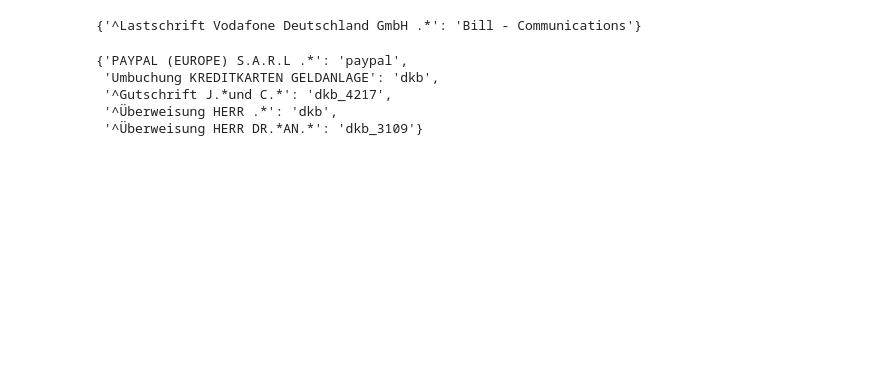
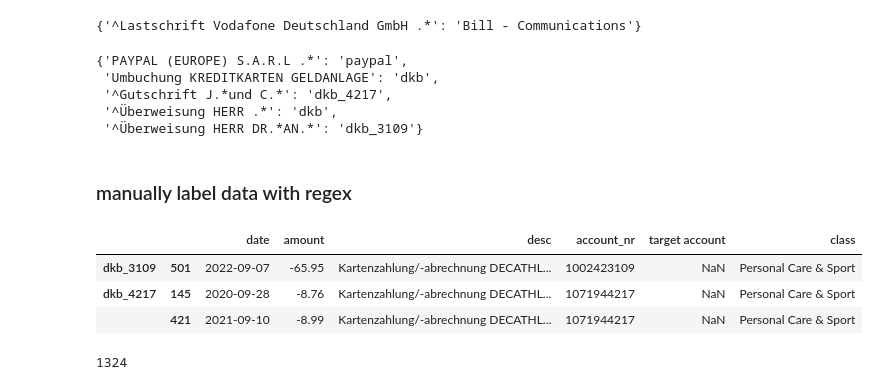
Before and after one commit to JanGieseler/BankClassify, a Jupyter notebook: notebooks/add_data.ipynb, the cells around one changed output. Cells and saved outputs as stored; diff of their text form; code cells hidden in the pictures; blank space fills up the shorter version.

```diff
--- a/notebooks/add_data.ipynb
+++ b/notebooks/add_data.ipynb
@@ -226,3 +304,16 @@ documents
  '^Gutschrift J.*und C.*': 'dkb_4217',
  '^Überweisung HERR .*': 'dkb',
  '^Überweisung HERR DR.*AN.*': 'dkb_3109'}
+# %% [markdown]
+### manually label data with regex
+# %%
+bc.data_all[bc.data_all['desc'].str.lower().str.match(r'.*DECATHLON.*'.lower())]
+# %% [output]
+|  |  | date | amount | desc | account_nr | target account | class |
+| dkb_3109 | 501 | 2022-09-07 | -65.95 | Kartenzahlung/-abrechnung DECATHL... | 1002423109 | NaN | Personal Care & Sport |
+| dkb_4217 | 145 | 2020-09-28 | -8.76 | Kartenzahlung/-abrechnung DECATHL... | 1071944217 | NaN | Personal Care & Sport |
+|  | 421 | 2021-09-10 | -8.99 | Kartenzahlung/-abrechnung DECATHL... | 1071944217 | NaN | Personal Care & Sport |
+# %%
+len(bc.data_all)
+# %% [output]
+1324
```
Also changed, not shown: parts of 9 cells of this notebook, 2 other files.
